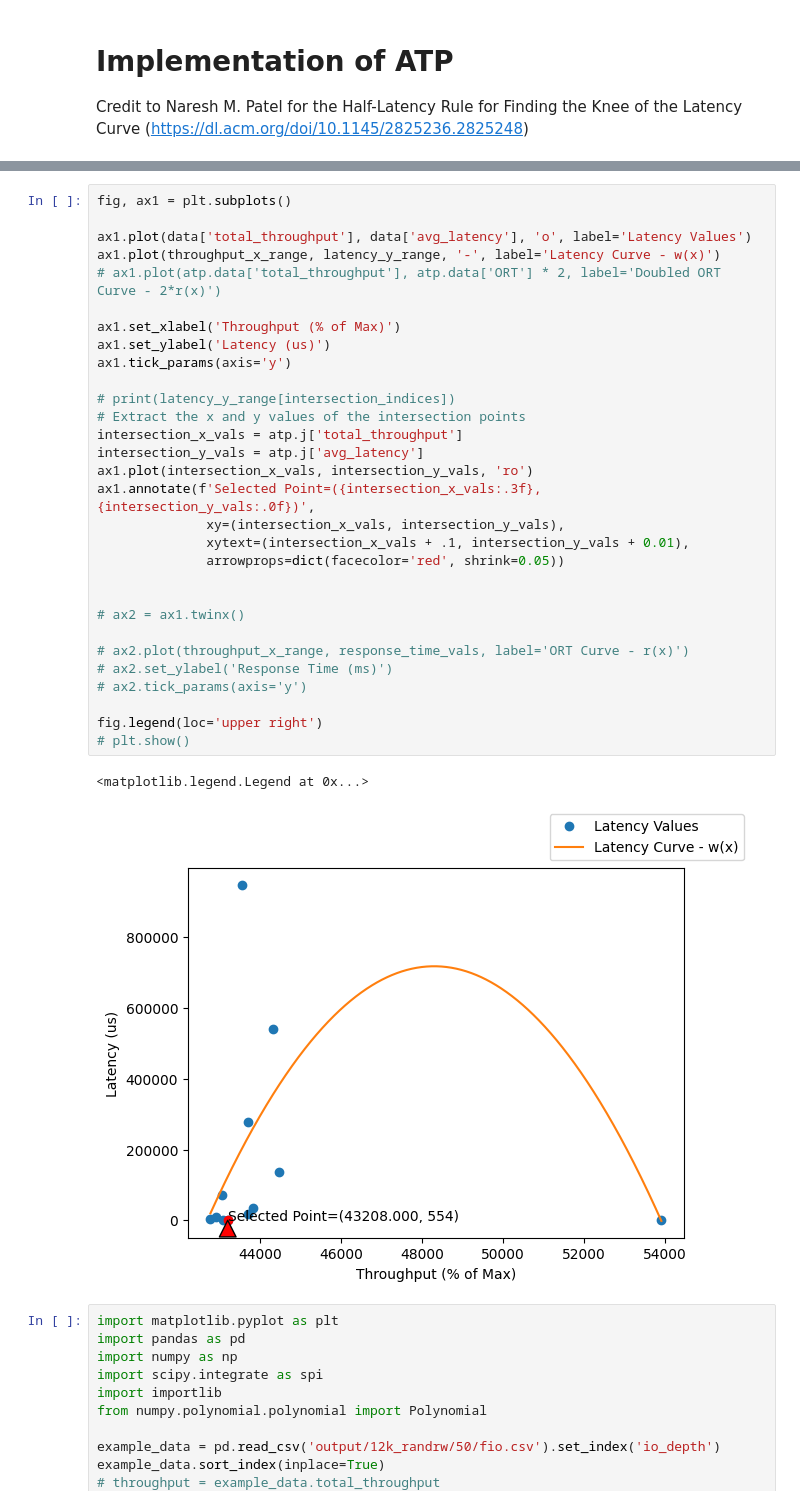
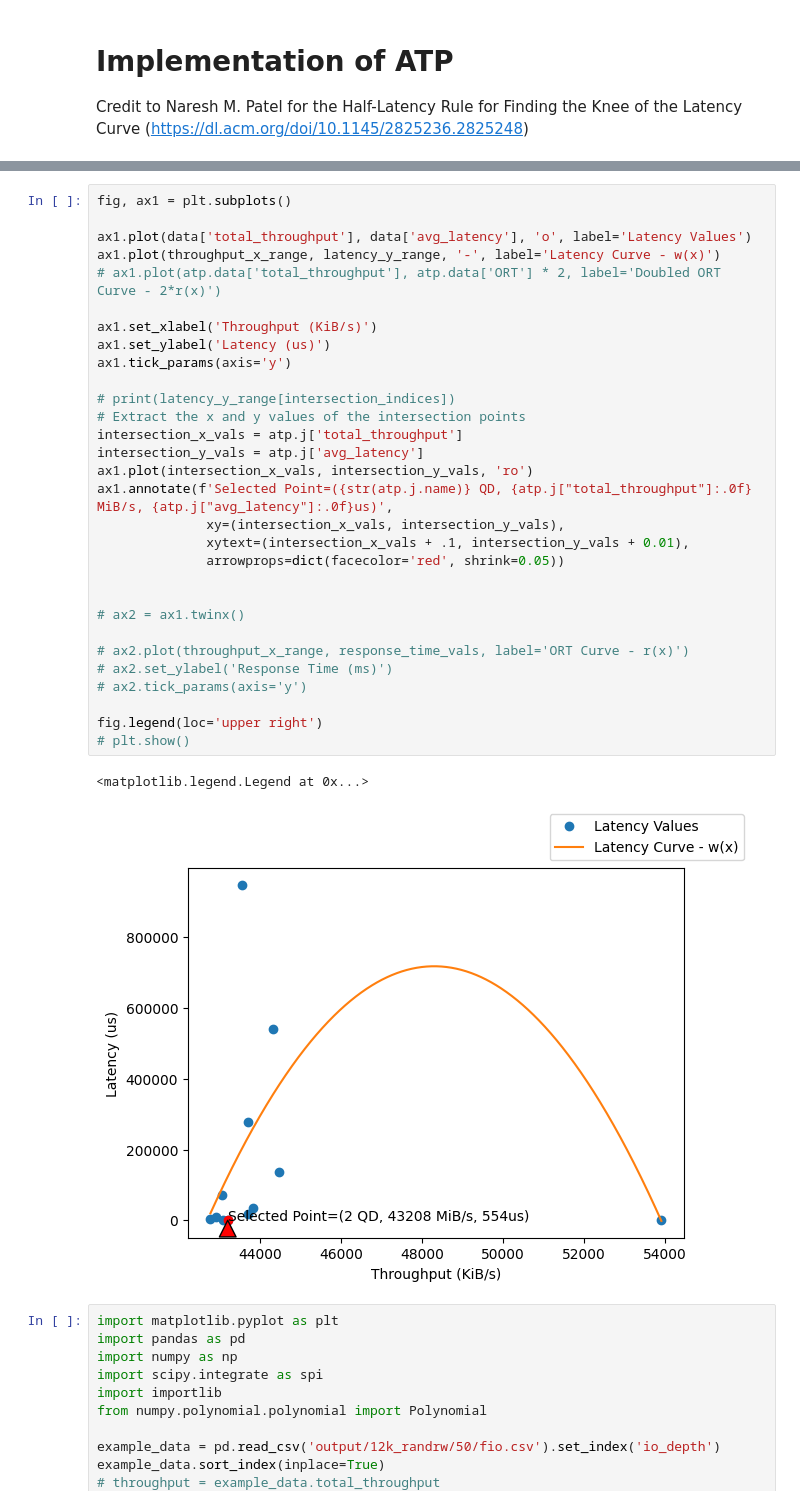
Before and after one commit to Cloud-Heroes-Forge/fio-parser, a Jupyter notebook: math.ipynb, the cells around one changed output, grey strips where cells are left out. Cells and saved outputs as stored; diff of their text form.

```diff
--- a/math.ipynb
+++ b/math.ipynb
@@ -23,36 +43,36 @@ latency_y_range = latency_curve(throughput_x_range) # w(x) over the range 0,x
 # %%
 fig, ax1 = plt.subplots()
 
 ax1.plot(data['total_throughput'], data['avg_latency'], 'o', label='Latency Values')
 ax1.plot(throughput_x_range, latency_y_range, '-', label='Latency Curve - w(x)')
 # ax1.plot(atp.data['total_throughput'], atp.data['ORT'] * 2, label='Doubled ORT Curve - 2*r(x)')
 
-ax1.set_xlabel('Throughput (% of Max)')
+ax1.set_xlabel('Throughput (KiB/s)')
 ax1.set_ylabel('Latency (us)')
 ax1.tick_params(axis='y')
 
 # print(latency_y_range[intersection_indices])
 # Extract the x and y values of the intersection points
 intersection_x_vals = atp.j['total_throughput']
 intersection_y_vals = atp.j['avg_latency']
 ax1.plot(intersection_x_vals, intersection_y_vals, 'ro')
-ax1.annotate(f'Selected Point=({intersection_x_vals:.3f}, {intersection_y_vals:.0f})',
+ax1.annotate(f'Selected Point=({str(atp.j.name)} QD, {atp.j["total_throughput"]:.0f} MiB/s, {atp.j["avg_latency"]:.0f}us)',
               xy=(intersection_x_vals, intersection_y_vals),
               xytext=(intersection_x_vals + .1, intersection_y_vals + 0.01),
               arrowprops=dict(facecolor='red', shrink=0.05))
 
 
 # ax2 = ax1.twinx()
 
 # ax2.plot(throughput_x_range, response_time_vals, label='ORT Curve - r(x)')
 # ax2.set_ylabel('Response Time (ms)')
 # ax2.tick_params(axis='y')
 
 fig.legend(loc='upper right')
 # plt.show()
 # %% [output]
 <matplotlib.legend.Legend at 0x...>
-[figure, old version]
+[figure, new version]
 # %%
 import matplotlib.pyplot as plt
 import pandas as pd
```
Also changed, not shown: parts of 1 cell of this notebook, 3 other files.
